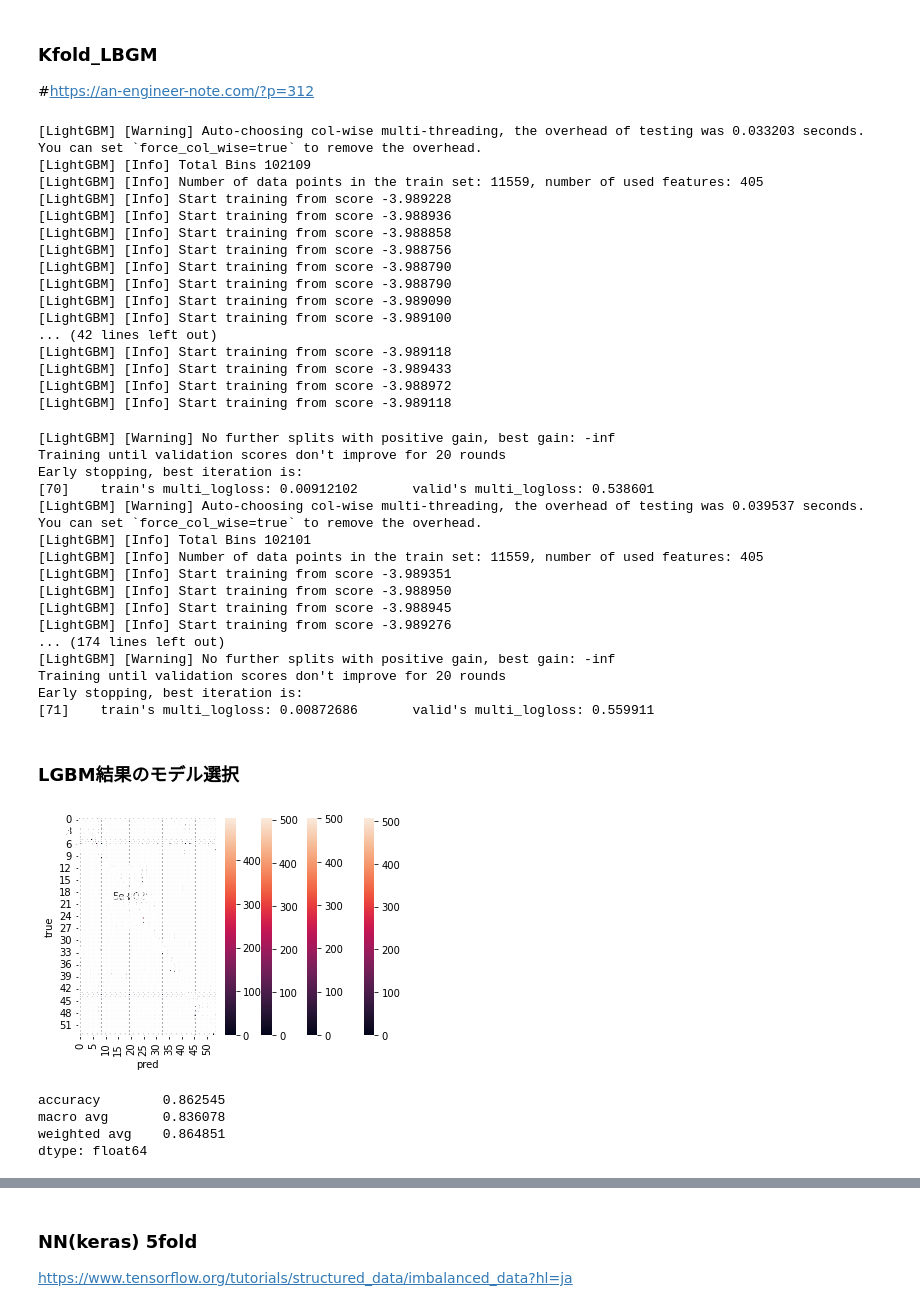
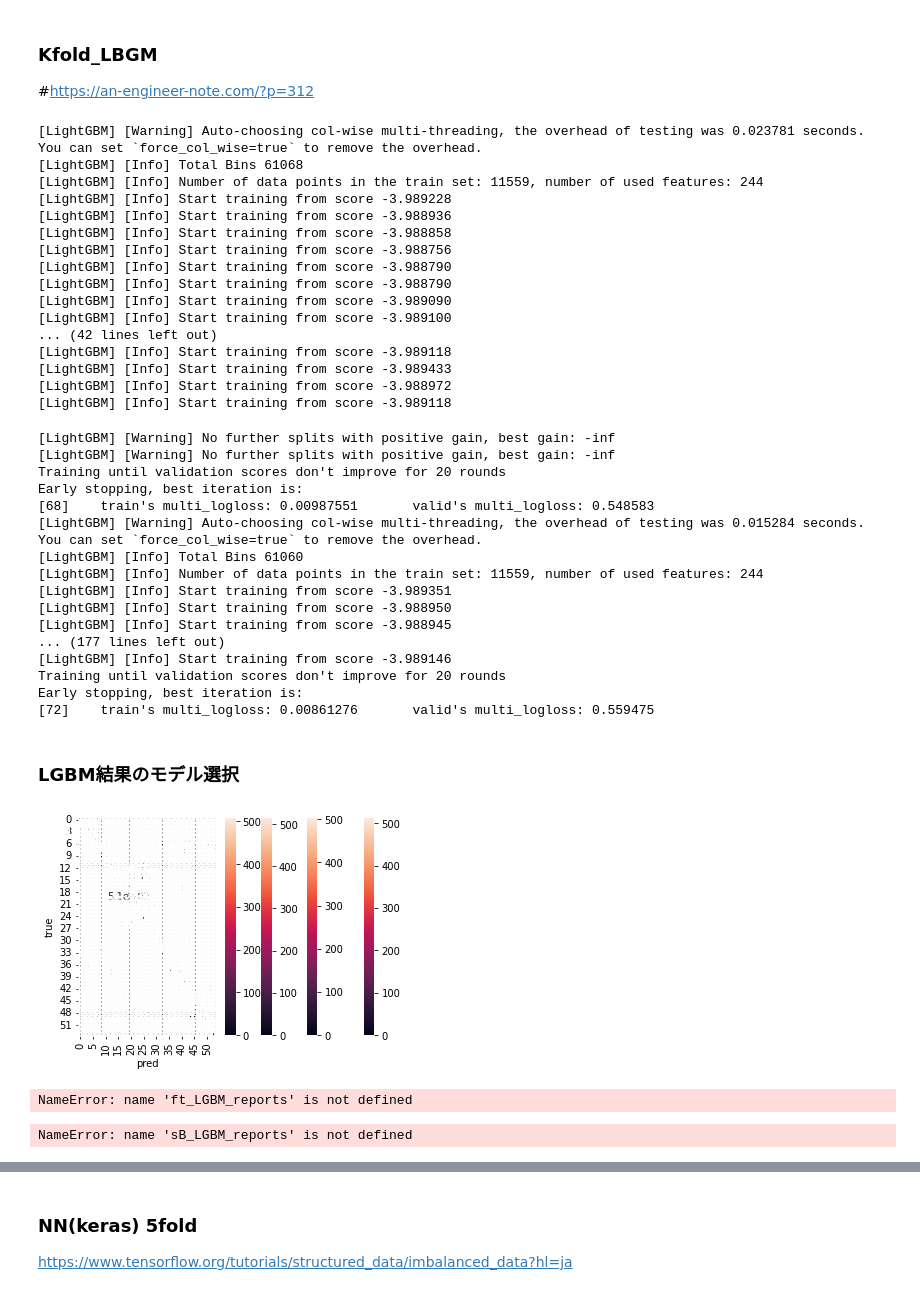
Before and after one commit to mecab-g/MRI, a Jupyter notebook: プロトコール予測/3.2recomendation_comp.ipynb, the cells around one changed output, grey strips where cells are left out. Cells and saved outputs as stored; diff of their text form; code cells hidden in the pictures.

```diff
--- a/プロトコール予測/3.2recomendation_comp.ipynb
+++ b/プロトコール予測/3.2recomendation_comp.ipynb
@@ -110,8 +104,8 @@ df_ft.head()
 #####################################
 
 
-df = df_ft
-#df = df_sBERT
+#df = df_ft
+df = df_sBERT
 
 
 ########################################
@@ -190,10 +184,10 @@ for train_cv_no, eval_cv_no in K_fold.split(row_no_list, y_train):
     models.append(model)
     train_results.append(result)
 # %% [output]
-[LightGBM] [Warning] Auto-choosing col-wise multi-threading, the overhead of testing was 0.033203 seconds.
+[LightGBM] [Warning] Auto-choosing col-wise multi-threading, the overhead of testing was 0.023781 seconds.
 You can set `force_col_wise=true` to remove the overhead.
-[LightGBM] [Info] Total Bins 102109
-[LightGBM] [Info] Number of data points in the train set: 11559, number of used features: 405
+[LightGBM] [Info] Total Bins 61068
+[LightGBM] [Info] Number of data points in the train set: 11559, number of used features: 244
 [LightGBM] [Info] Start training from score -3.989228
 [LightGBM] [Info] Start training from score -3.988936
 [LightGBM] [Info] Start training from score -3.988858
@@ -207,41 +201,43 @@ You can set `force_col_wise=true` to remove the overhead.
 [LightGBM] [Info] Start training from score -3.989433
 [LightGBM] [Info] Start training from score -3.988972
 [LightGBM] [Info] Start training from score -3.989118
+[LightGBM] [Warning] No further splits with positive gain, best gain: -inf
 [LightGBM] [Warning] No further splits with positive gain, best gain: -inf
 Training until validation scores don't improve for 20 rounds
 Early stopping, best iteration is:
-[70]    train's multi_logloss: 0.00912102       valid's multi_logloss: 0.538601
-[LightGBM] [Warning] Auto-choosing col-wise multi-threading, the overhead of testing was 0.039537 seconds.
+[68]    train's multi_logloss: 0.00987551       valid's multi_logloss: 0.548583
+[LightGBM] [Warning] Auto-choosing col-wise multi-threading, the overhead of testing was 0.015284 seconds.
 You can set `force_col_wise=true` to remove the overhead.
-[LightGBM] [Info] Total Bins 102101
-[LightGBM] [Info] Number of data points in the train set: 11559, number of used features: 405
+[LightGBM] [Info] Total Bins 61060
+[LightGBM] [Info] Number of data points in the train set: 11559, number of used features: 244
 [LightGBM] [Info] Start training from score -3.989351
 [LightGBM] [Info] Start training from score -3.988950
 [LightGBM] [Info] Start training from score -3.988945
-[LightGBM] [Info] Start training from score -3.989276
-... (174 lines left out)
-[LightGBM] [Warning] No further splits with positive gain, best gain: -inf
+... (177 lines left out)
+[LightGBM] [Info] Start training from score -3.989146
 Training until validation scores don't improve for 20 rounds
 Early stopping, best iteration is:
-[71]    train's multi_logloss: 0.00872686       valid's multi_logloss: 0.559911
+[72]    train's multi_logloss: 0.00861276       valid's multi_logloss: 0.559475
 # %% [markdown]
 ### LGBM結果のモデル選択
 # %%
-ft_LGBM_models = models
-#sB_LGBM_models = models
+#ft_LGBM_models = models
+sB_LGBM_models = models
 # %%
-ft_LGBM_results, ft_LGBM_reports = model_evaluation(ft_LGBM_models, X_test, y_test, method='LGBM')
-#sB_LGBM_results, sB_LBGM_reports = model_evaluation(sB_LGBM_models, X_test, y_test, method='LGBM')
+#ft_LGBM_results, ft_LGBM_reports = model_evaluation(ft_LGBM_models, X_test, y_test, method='LGBM')
+sB_LGBM_results, sB_LGBM_reports = model_evaluation(sB_LGBM_models, X_test, y_test, method='LGBM')
 # %% [output]
-[figure, old version]
+[figure, new version]
 # %%
 report=kfold_report(ft_LGBM_reports, 'ft_LGBM')
 print(report)
 # %% [output]
-accuracy        0.862545
-macro avg       0.836078
-weighted avg    0.864851
-dtype: float64
+NameError: name 'ft_LGBM_reports' is not defined
+# %%
+report=kfold_report(sB_LGBM_reports, 'sB_LGBM')
+print(report)
+# %% [output]
+NameError: name 'sB_LGBM_reports' is not defined
 # %%
 Is = FI_LGBM(models, X)
 Is[1]
```
Also changed, not shown: parts of 14 cells of this notebook, 2 other files.
